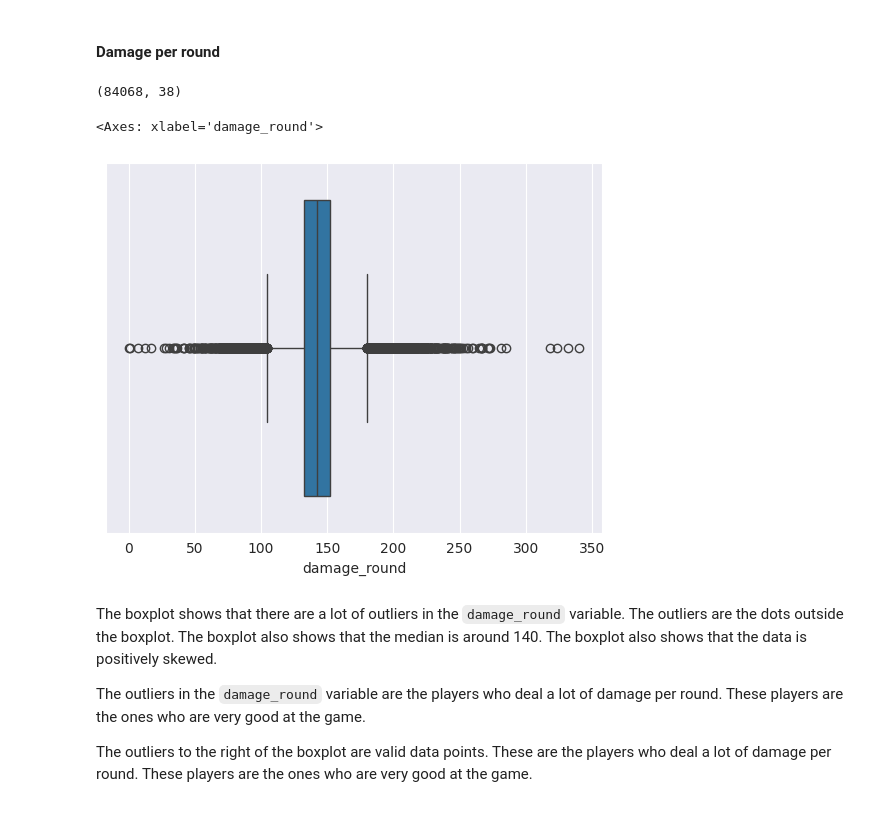
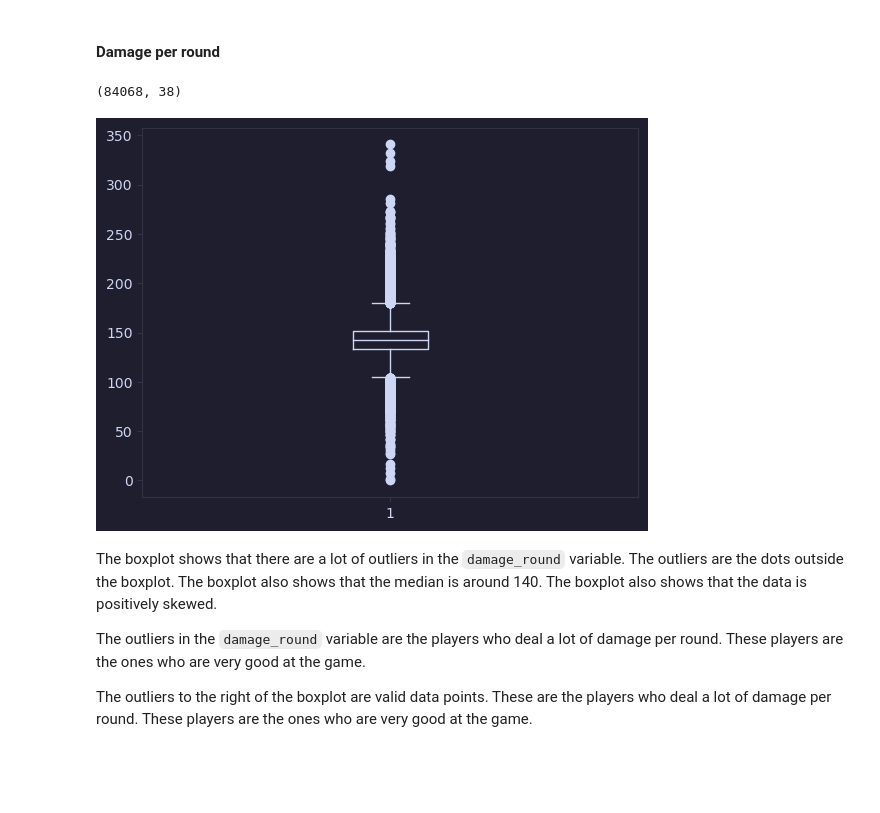
Before and after one commit to grahamogatia/valorant-statistical-modelling, a Jupyter notebook: [CSMODEL] Project - Case Study.ipynb, the cells around one changed output. Drawn from its saved outputs; the diff is of its cells as text; code cells hidden in the pictures; blank space fills up the shorter version.

Commit message:
refactor: use `matplotlib.pyplot` for box plots + add mocha theme

```diff
--- a/[CSMODEL] Project - Case Study.ipynb
+++ b/[CSMODEL] Project - Case Study.ipynb
@@ -81,6 +82,8 @@ import matplotlib.style as mplstyle
 import matplotlib.pyplot as plt
 # %% [markdown]
 Set the theme to `mocha` from catppuccin
+# %%
+mplstyle.use('mocha')
 # %% [markdown]
 ### Importing the Dataset
 # %%
@@ -828,13 +831,12 @@ I will use the seaborn library to plot the boxplot.
 # %% [markdown]
 #### Damage per round
 # %%
-import seaborn as sns
 print(val_df.shape)
-sns.boxplot(x=val_df['damage_round'])
+plt.boxplot(x=val_df['damage_round'])
+plt.show()
 # %% [output]
 (84068, 38)
-<Axes: xlabel='damage_round'>
-[figure, old version]
+[figure, new version]
 # %% [markdown]
 
 The boxplot shows that there are a lot of outliers in the `damage_round` variable. The outliers are the dots outside the boxplot. The boxplot also shows that the median is around 140. The boxplot also shows that the data is positively skewed.
```
Also changed, not shown: parts of 43 cells of this notebook.
